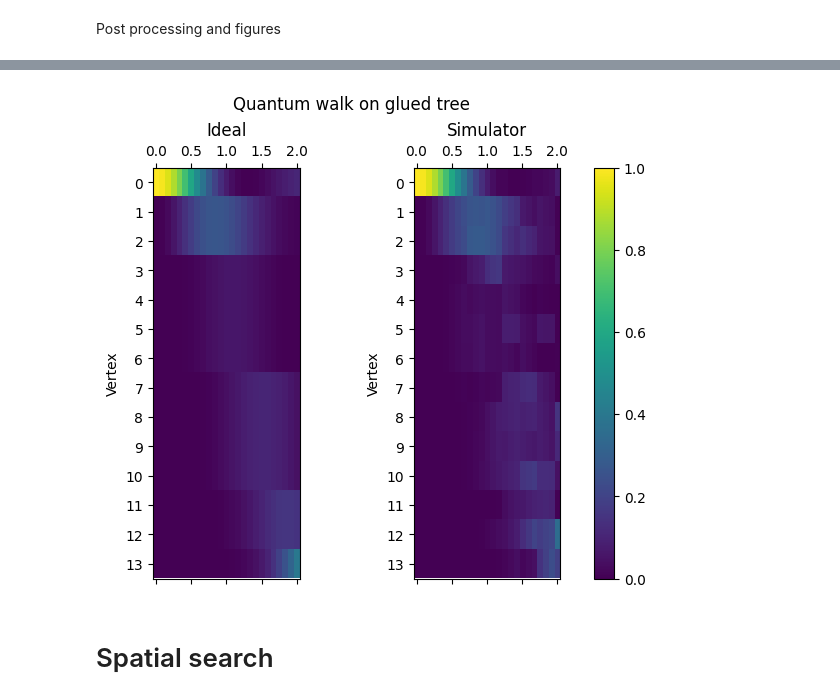
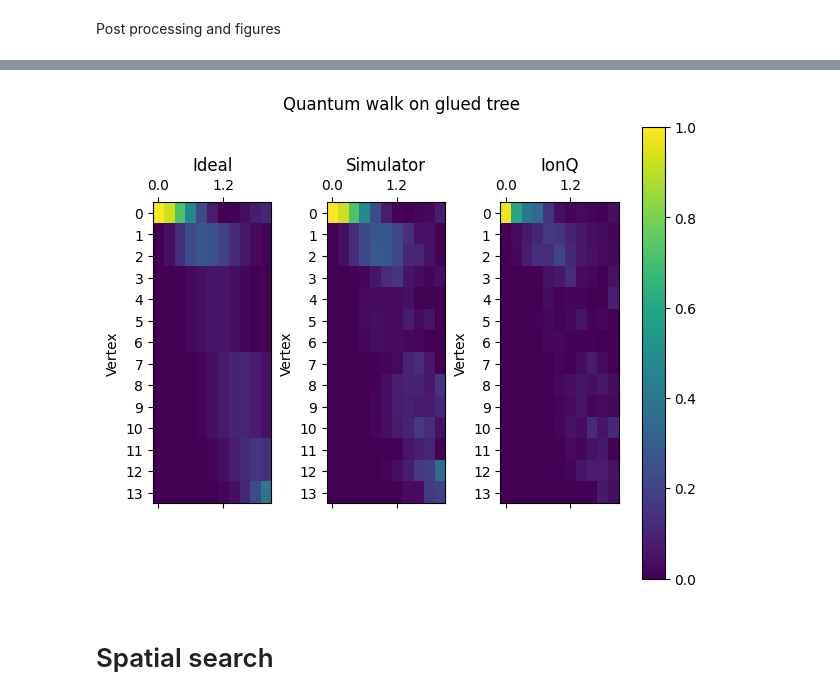
Before and after one commit to jiaqileng/hamiltonian-embedding, a Jupyter notebook: ionq_experiments.ipynb, the cells around one changed output, grey strips where cells are left out. Saved outputs shown, nothing was run; the diff lists cells and outputs as text; code cells hidden in the pictures.

```diff
--- a/ionq_experiments.ipynb
+++ b/ionq_experiments.ipynb
@@ -710,9 +834,9 @@ Job status: completed
 # %% [markdown]
 Post processing and figures
 # %%
-# ionq_freq_normalized = np.zeros_like(ionq_freq)
-# for i in range(num_time_points):
-#     if np.sum(ionq_freq[i]) > 0:
-#         ionq_freq_normalized[i] = ionq_freq[i] / np.sum(ionq_freq[i])
+ionq_freq_normalized = np.zeros_like(ionq_freq)
+for i in range(num_time_points):
+    if np.sum(ionq_freq[i]) > 0:
+        ionq_freq_normalized[i] = ionq_freq[i] / np.sum(ionq_freq[i])
 
-# num_samples_subspace_ionq = np.sum(ionq_freq, axis=1) * num_shots
+num_samples_subspace_ionq = np.sum(ionq_freq, axis=1) * num_shots
@@ -776,6 +908,0 @@ ideal_dist_by_level = ideal_dist @ distance_mat.T
-# %%
-i = 0
-plt.ylim(top=1)
-plt.bar(np.arange(sim_freq_by_level.shape[1])-0.2, sim_freq_by_level[i], width=0.4)
-plt.bar(np.arange(ideal_dist_by_level.shape[1]) + 0.2, ideal_dist_by_level[i], width=0.4)
-plt.show()
@@ -784,33 +909,34 @@ plt.show()
 # %%
 
-labels = ["Ideal", "Simulator"]#, "IonQ"]
+labels = ["Ideal", "Simulator", "IonQ"]
 
 fig, axs = plt.subplots(1, len(labels), constrained_layout=True, facecolor="white", figsize=(6,5))
 
 max_prob = max(np.max(ideal_dist), np.max(sim_freq))#, np.max(ionq_freq))
 im = axs[0].matshow(ideal_dist.T, vmin=0, vmax=max_prob)
 axs[1].matshow(sim_freq.T, vmin=0, vmax=max_prob)
-# axs[2].matshow(ionq_freq.T, vmin=0, vmax=max_prob)
+axs[2].matshow(ionq_freq.T, vmin=0, vmax=
+               max_prob)
 
-aspect = 5
+aspect = 2
 
 for i in range(len(labels)):
     axs[i].set_aspect(aspect)
 
     axs[i].set_ylabel("Vertex")
     axs[i].set_yticks(np.arange(ideal_dist.shape[1])[::1])
     axs[i].set_yticklabels(np.arange(ideal_dist.shape[1])[::1])
     axs[i].set_title(labels[i])
 
     axs[i].set_xticks(np.arange(ideal_dist.shape[0])[::6])
     axs[i].set_xticklabels([str(round(float(label), 3)) for label in t_vals[::6]])
 
 fig.colorbar(im, ax=axs.ravel().tolist())
 fig.suptitle("Quantum walk on glued tree")
 plt.savefig(join("figures", f"glued_tree_heatmap_{n}_qubits.png"), facecolor="white", bbox_inches='tight')
 plt.show()
 # %% [output]
-[figure, old version]
+[figure, new version]
 # %% [markdown]
 # Spatial search
 # %%
```
Also changed, not shown: parts of 37 cells of this notebook.
